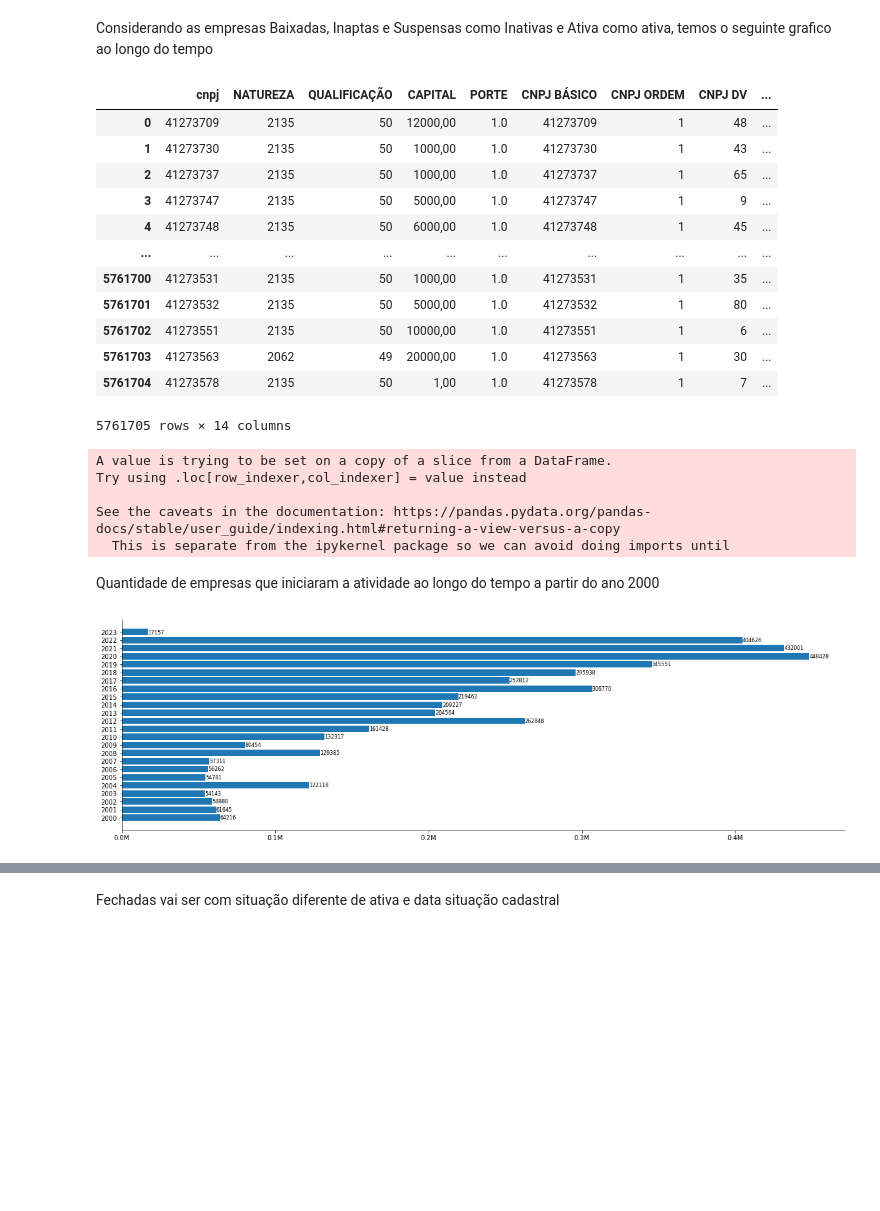
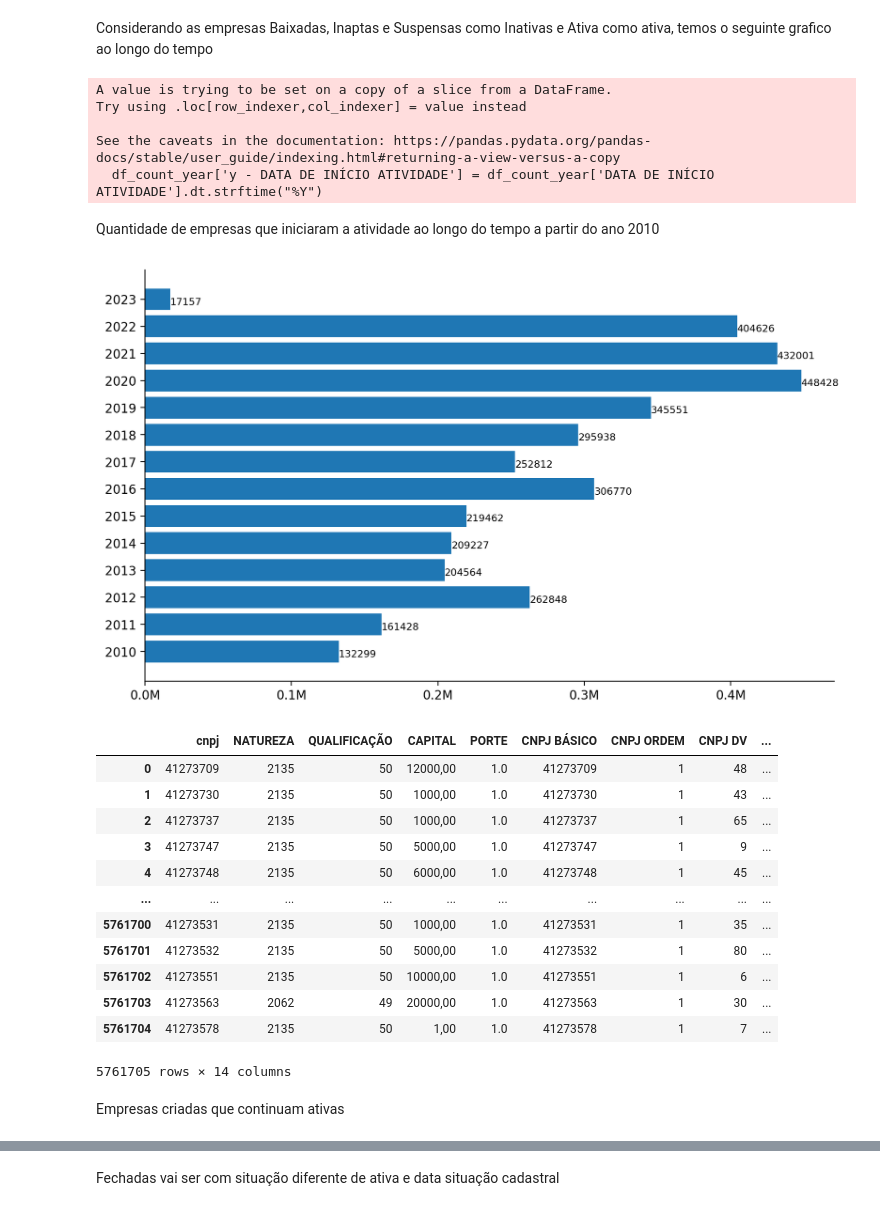
Before and after one commit to leandronogsantos/brasil_cnpjs, a Jupyter notebook: analise_dos_dados.ipynb, the cells around one changed output, grey strips where cells are left out. Drawn from its saved outputs; the diff is of its cells as text; code cells hidden in the pictures; blank space fills up the shorter version.

```diff
--- a/analise_dos_dados.ipynb
+++ b/analise_dos_dados.ipynb
@@ -63,0 +149,6 @@ for i, v in enumerate(values):
+# %%
+df_empresas_estab_mg['DATA SITUAÇÃO CADASTRAL'] = pd.to_datetime(df_empresas_estab_mg['DATA SITUAÇÃO CADASTRAL'])
+
+df_count = df_empresas_estab_mg[(df_empresas_estab_mg['DATA SITUAÇÃO CADASTRAL'] > '2010-01-01') & (df_empresas_estab_mg['SITUAÇÃO CADASTRAL'] != 2)].sort_values(by='DATA SITUAÇÃO CADASTRAL')
+# %%
+values = df_count.groupby(['DATA SITUAÇÃO CADASTRAL'])['cnpj'].count()
@@ -63,0 +170,12 @@ for i, v in enumerate(values):
+# %%
+years = values.index
+fig = plt.figure(figsize=(10, 6), dpi=dpi)
+ax = plt.gca()
+ax.spines['top'].set_visible(False)
+ax.spines['right'].set_visible(False)
+# ax.xaxis.set_major_formatter(million_formatter)
+
+ax.plot(years, values)
+for i, v in enumerate(values):
+    if str(years[i]) in ['2018-02-01 00:00:00', '2012-12-31 00:00:00', '2015-02-09 00:00:00', '2021-02-28 00:00:00', '2016-12-31 00:00:00', '2020-10-29 00:00:00']:
+        ax.text(years[i], v, str(v) , fontsize = 8)
@@ -64,45 +184,46 @@ for i, v in enumerate(values):
 # %% [markdown]
 Considerando as empresas Baixadas, Inaptas e Suspensas como Inativas e Ativa como ativa, temos o seguinte grafico ao longo do tempo
-# %%
-df_empresas_estab_mg
-# df_abertas_fechadas = df_empresas_estab_mg.groupby('SITUAÇÃO CADASTRAL')['cnpj'].count()
-# %% [output]
-|  | cnpj | NATUREZA | QUALIFICAÇÃO | CAPITAL | PORTE | CNPJ BÁSICO | CNPJ ORDEM | CNPJ DV | ... |
-| 0 | 41273709 | 2135 | 50 | 12000,00 | 1.0 | 41273709 | 1 | 48 | ... |
-| 1 | 41273730 | 2135 | 50 | 1000,00 | 1.0 | 41273730 | 1 | 43 | ... |
-| 2 | 41273737 | 2135 | 50 | 1000,00 | 1.0 | 41273737 | 1 | 65 | ... |
-| 3 | 41273747 | 2135 | 50 | 5000,00 | 1.0 | 41273747 | 1 | 9 | ... |
-| 4 | 41273748 | 2135 | 50 | 6000,00 | 1.0 | 41273748 | 1 | 45 | ... |
-| ... | ... | ... | ... | ... | ... | ... | ... | ... | ... |
-| 5761700 | 41273531 | 2135 | 50 | 1000,00 | 1.0 | 41273531 | 1 | 35 | ... |
-| 5761701 | 41273532 | 2135 | 50 | 5000,00 | 1.0 | 41273532 | 1 | 80 | ... |
-| 5761702 | 41273551 | 2135 | 50 | 10000,00 | 1.0 | 41273551 | 1 | 6 | ... |
-| 5761703 | 41273563 | 2062 | 49 | 20000,00 | 1.0 | 41273563 | 1 | 30 | ... |
-| 5761704 | 41273578 | 2135 | 50 | 1,00 | 1.0 | 41273578 | 1 | 7 | ... |
-5761705 rows × 14 columns
 # %%
 df_empresas_estab_mg['DATA DE INÍCIO ATIVIDADE'] = pd.to_datetime(df_empresas_estab_mg['DATA DE INÍCIO ATIVIDADE'])
-df_count_year = df_empresas_estab_mg[df_empresas_estab_mg['DATA DE INÍCIO ATIVIDADE']>'2000-01-01']
+df_count_year = df_empresas_estab_mg[(df_empresas_estab_mg['DATA DE INÍCIO ATIVIDADE']>'2010-01-01')]
 df_count_year['y - DATA DE INÍCIO ATIVIDADE'] = df_count_year['DATA DE INÍCIO ATIVIDADE'].dt.strftime("%Y")
 # %% [output]
 A value is trying to be set on a copy of a slice from a DataFrame.
 Try using .loc[row_indexer,col_indexer] = value instead
 
 See the caveats in the documentation: https://pandas.pydata.org/pandas-docs/stable/user_guide/indexing.html#returning-a-view-versus-a-copy
-  This is separate from the ipykernel package so we can avoid doing imports until
+  df_count_year['y - DATA DE INÍCIO ATIVIDADE'] = df_count_year['DATA DE INÍCIO ATIVIDADE'].dt.strftime("%Y")
 # %% [markdown]
-Quantidade de empresas que iniciaram a atividade ao longo do tempo a partir do ano 2000
+Quantidade de empresas que iniciaram a atividade ao longo do tempo a partir do ano 2010
 # %%
 values = df_count_year.groupby(['y - DATA DE INÍCIO ATIVIDADE'])['cnpj'].count()
-years = [str(x) for x in range(2000, 2024)]
-fig = plt.figure(figsize=(20, 6))
+years = [str(x) for x in range(2010, 2024)]
+fig = plt.figure(figsize=(10, 6), dpi=dpi)
 ax = plt.gca()
 ax.spines['top'].set_visible(False)
 ax.spines['right'].set_visible(False)
 ax.xaxis.set_major_formatter(million_formatter)
 
 ax.barh(years, values)
 for i, v in enumerate(values):
     ax.text(v, i - 0.2 , str(v) , fontsize =8)
 # %% [output]
-[figure, old version]
+[figure, new version]
+# %%
+df_empresas_estab_mg
+# %% [output]
+|  | cnpj | NATUREZA | QUALIFICAÇÃO | CAPITAL | PORTE | CNPJ BÁSICO | CNPJ ORDEM | CNPJ DV | ... |
+| 0 | 41273709 | 2135 | 50 | 12000,00 | 1.0 | 41273709 | 1 | 48 | ... |
+| 1 | 41273730 | 2135 | 50 | 1000,00 | 1.0 | 41273730 | 1 | 43 | ... |
+| 2 | 41273737 | 2135 | 50 | 1000,00 | 1.0 | 41273737 | 1 | 65 | ... |
+| 3 | 41273747 | 2135 | 50 | 5000,00 | 1.0 | 41273747 | 1 | 9 | ... |
+| 4 | 41273748 | 2135 | 50 | 6000,00 | 1.0 | 41273748 | 1 | 45 | ... |
+| ... | ... | ... | ... | ... | ... | ... | ... | ... | ... |
+| 5761700 | 41273531 | 2135 | 50 | 1000,00 | 1.0 | 41273531 | 1 | 35 | ... |
+| 5761701 | 41273532 | 2135 | 50 | 5000,00 | 1.0 | 41273532 | 1 | 80 | ... |
+| 5761702 | 41273551 | 2135 | 50 | 10000,00 | 1.0 | 41273551 | 1 | 6 | ... |
+| 5761703 | 41273563 | 2062 | 49 | 20000,00 | 1.0 | 41273563 | 1 | 30 | ... |
+| 5761704 | 41273578 | 2135 | 50 | 1,00 | 1.0 | 41273578 | 1 | 7 | ... |
+5761705 rows × 14 columns
+# %% [markdown]
+Empresas criadas que continuam ativas
```
Also changed, not shown: parts of 43 cells of this notebook.
